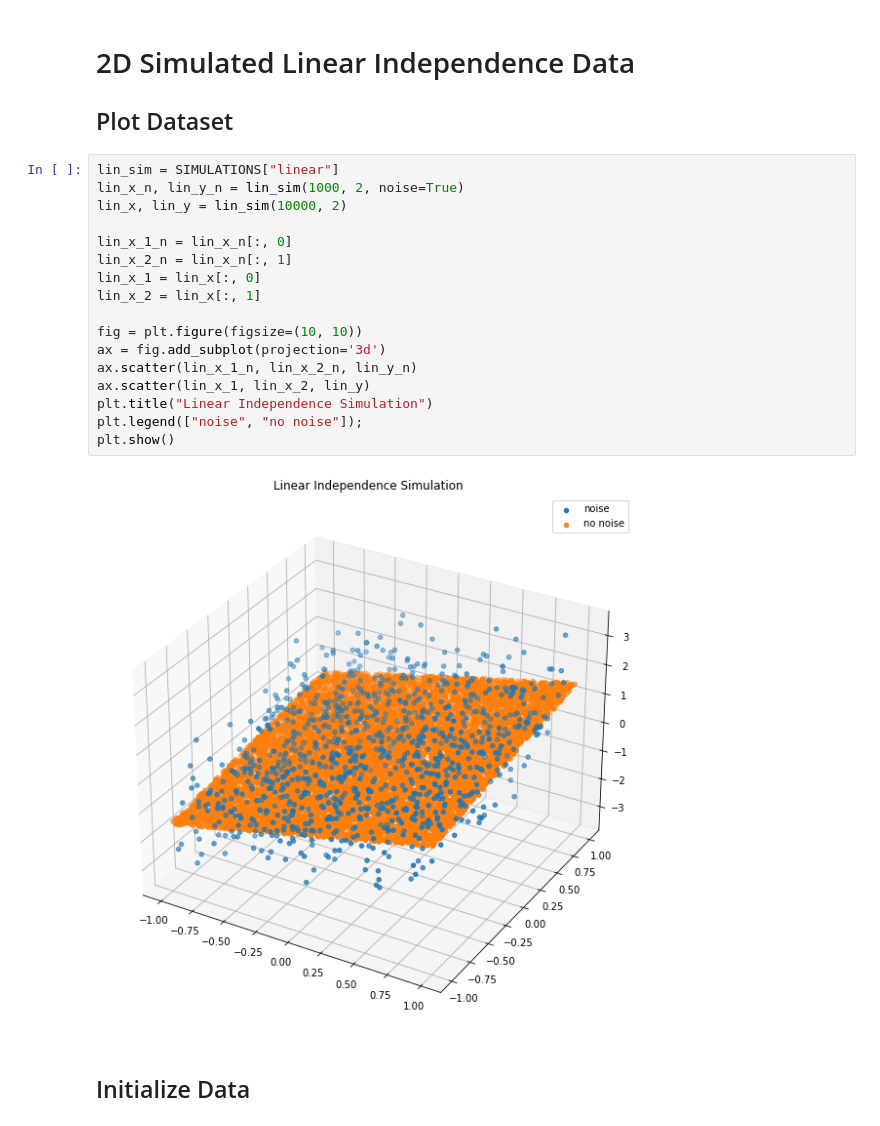
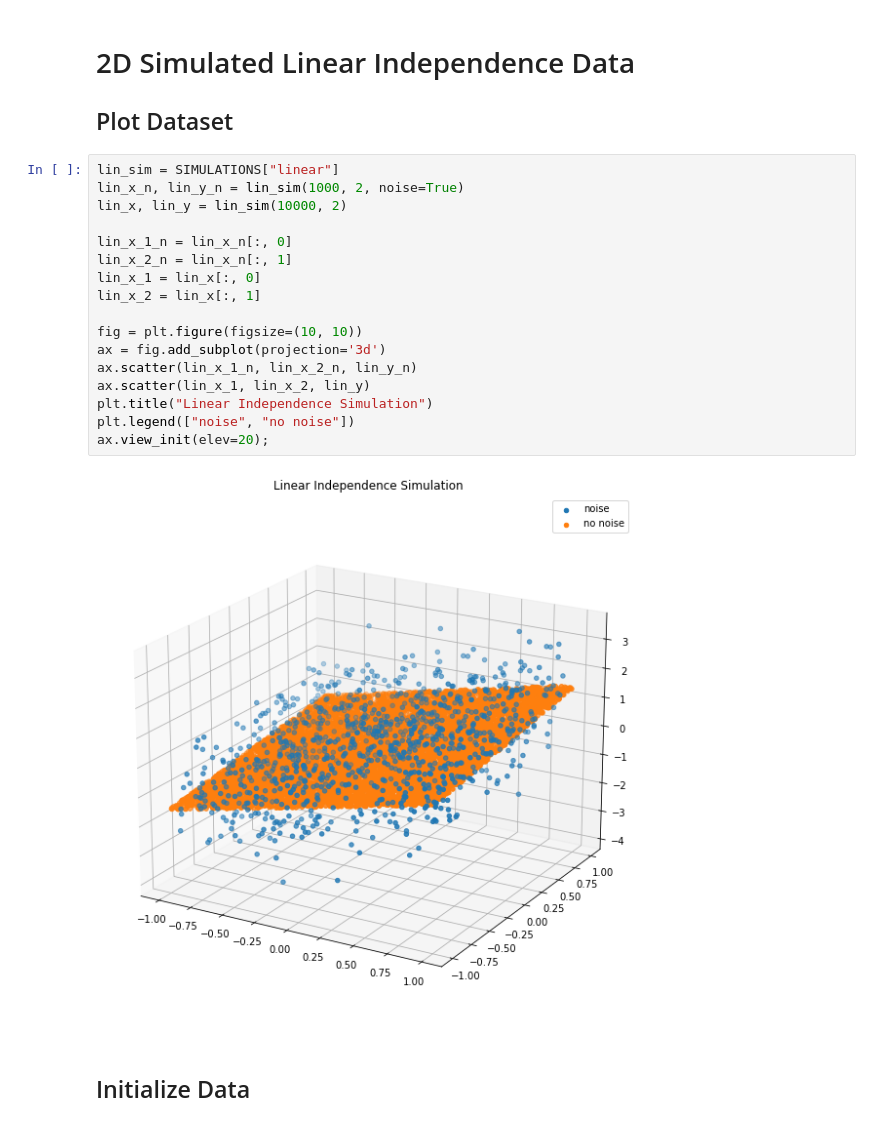
Before and after one commit to neurodata/hyppo, a Jupyter notebook: mgc_dcorr/simulated_DCA_demo.ipynb, the cells around one changed output. Drawn from its saved outputs; the diff is of its cells as text.

```diff
--- a/mgc_dcorr/simulated_DCA_demo.ipynb
+++ b/mgc_dcorr/simulated_DCA_demo.ipynb
@@ -93,22 +93,22 @@ plt.legend([r'$v$ surface', r'$v^2$ init', r'$v^2$ opt']);
 # %%
 lin_sim = SIMULATIONS["linear"]
 lin_x_n, lin_y_n = lin_sim(1000, 2, noise=True)
 lin_x, lin_y = lin_sim(10000, 2)
 
 lin_x_1_n = lin_x_n[:, 0]
 lin_x_2_n = lin_x_n[:, 1]
 lin_x_1 = lin_x[:, 0]
 lin_x_2 = lin_x[:, 1]
 
 fig = plt.figure(figsize=(10, 10))
 ax = fig.add_subplot(projection='3d')
 ax.scatter(lin_x_1_n, lin_x_2_n, lin_y_n)
 ax.scatter(lin_x_1, lin_x_2, lin_y)
 plt.title("Linear Independence Simulation")
-plt.legend(["noise", "no noise"]);
-plt.show()
+plt.legend(["noise", "no noise"])
+ax.view_init(elev=20);
 # %% [output]
-[figure, old version]
+[figure, new version]
 # %% [markdown]
 ## Initialize Data
 # %%
```
Also changed, not shown: parts of 11 cells of this notebook.
